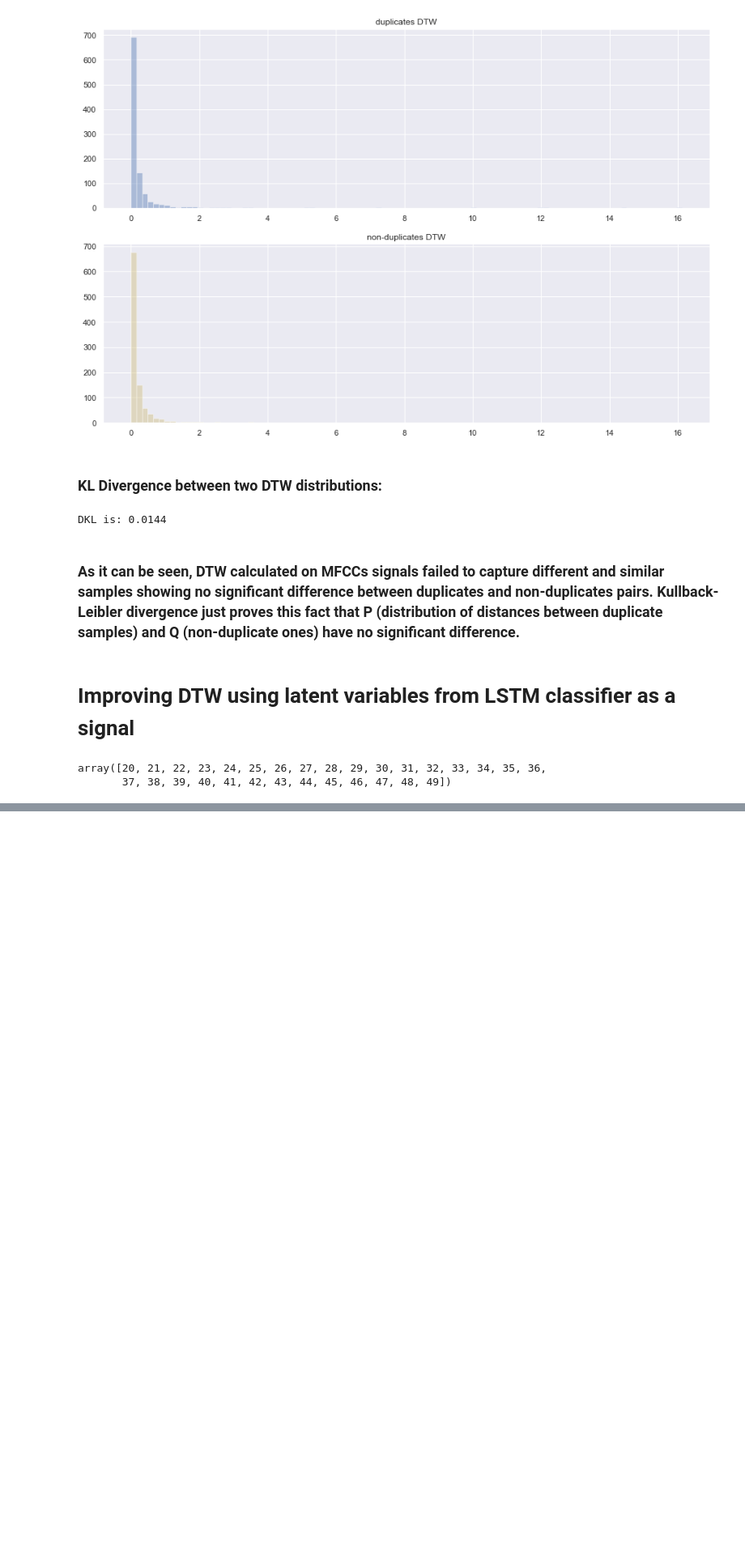
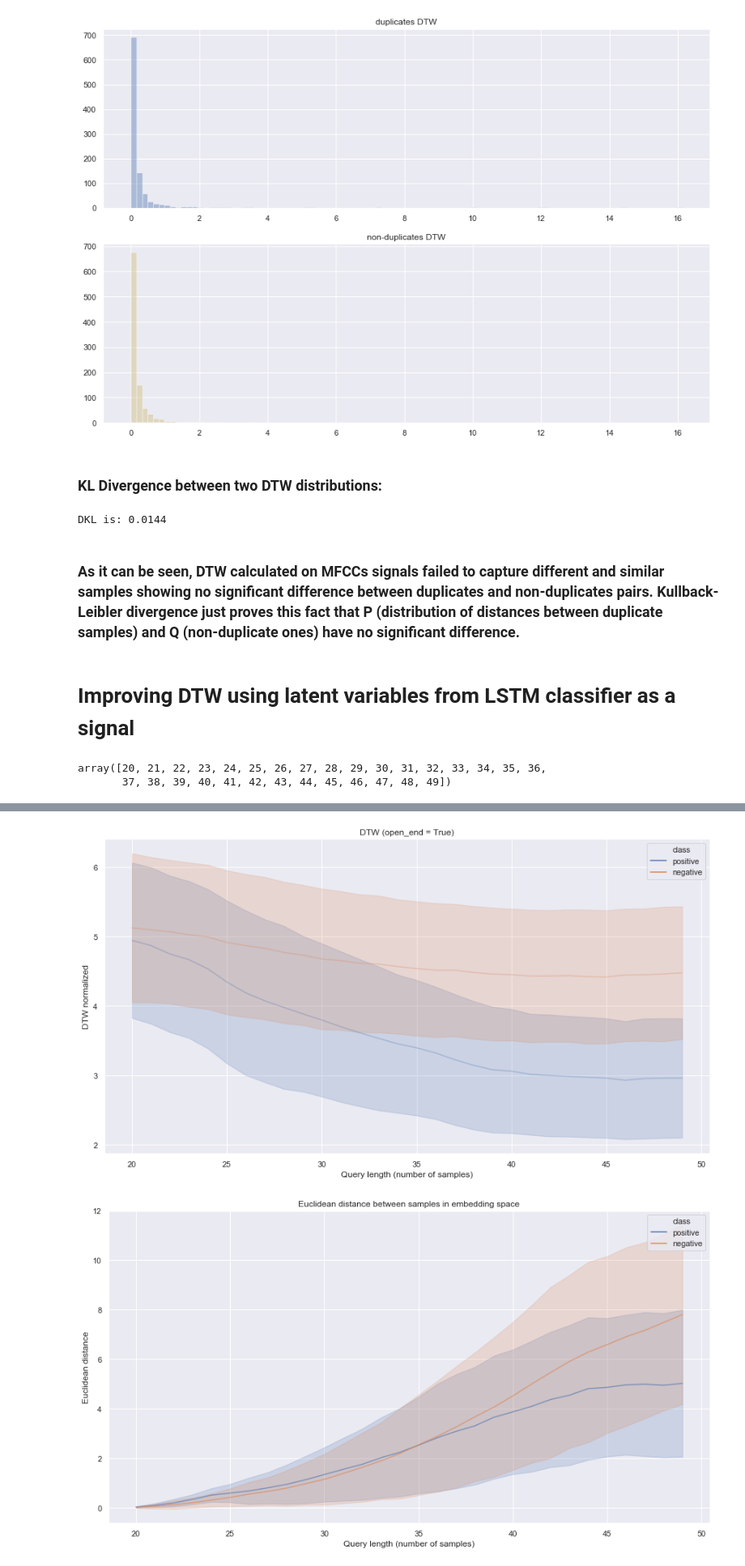
Before and after one commit to qdenisq/SpeechAcquisitionModel, a Jupyter notebook: src/dtw/spoken_word_metric_noELBO.ipynb, the cells around one changed output, grey strips where cells are left out. Shown at 81% size. Drawn from its saved outputs; the diff is of its cells as text; code cells hidden in the pictures; blank space fills up the shorter version.

```diff
--- a/src/dtw/spoken_word_metric_noELBO.ipynb
+++ b/src/dtw/spoken_word_metric_noELBO.ipynb
@@ -270,0 +366,22 @@ plt.show()
+# %%
+# for i  in range(n_mini_batch_size):
+fig, axes = plt.subplots(1, 1, figsize=(15,8))
+axes.title.set_text(f'DTW (open_end = True)')
+sns.lineplot(x='prefix_len', y='dist', data=df, ax=axes, alpha=0.3, hue='class', ci='sd')
+axes.legend()
+plt.xlabel('Query length (number of samples)')
+plt.ylabel('DTW normalized')
+# sns.relplot(x= np.arange(20, 50), y=distances[:, i+n_mini_batch_size], color='y', alpha=0.3)
+plt.show()
+
+fig, axes = plt.subplots(1, 1, figsize=(15,8))
+axes.title.set_text(f'Euclidean distance between samples in embedding space')
+sns.lineplot(x='prefix_len', y='dist', data=eu_df, ax=axes, alpha=0.6, hue='class', ci='sd')
+axes.legend()
+plt.xlabel('Query length (number of samples)')
+plt.ylabel('Euclidean distance')
+# sns.relplot(x= np.arange(20, 50), y=distances[:, i+n_mini_batch_size], color='y', alpha=0.3)
+plt.show()
+# %% [output]
+[figure, added]
+[figure, added]
```
Also changed, not shown: parts of 9 cells of this notebook, 8 other files.
